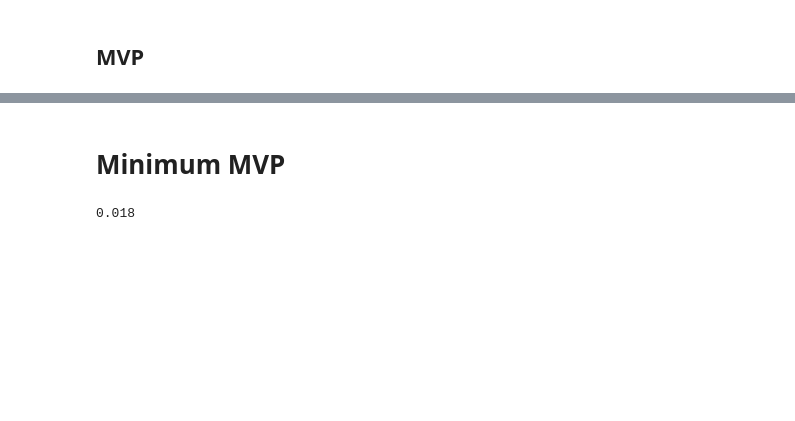
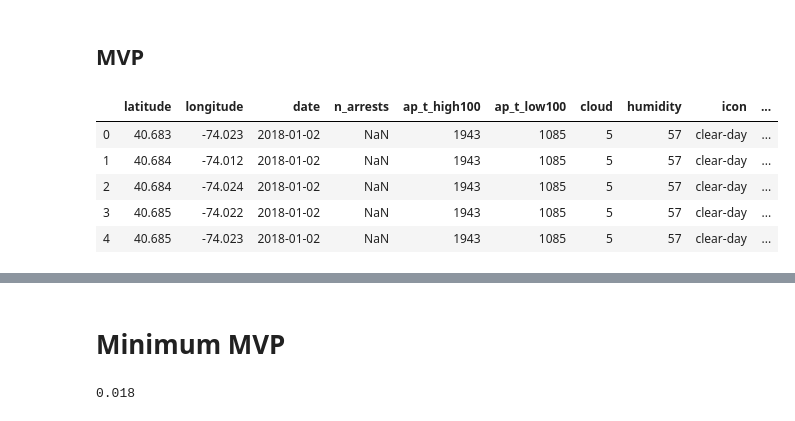
Before and after one commit to allisonhonold/walk_risk_engine, a Jupyter notebook: mvp.ipynb, the cells around one changed output, grey strips where cells are left out. Drawn from its saved outputs; the diff is of its cells as text; code cells hidden in the pictures; blank space fills up the shorter version.

```diff
--- a/mvp.ipynb
+++ b/mvp.ipynb
@@ -40,6 +40,15 @@ X = test_train_df.drop(columns=['n_arrests'])
 y = categorize_arrests(test_train_df['n_arrests'])
 
 X_train, X_test, y_train, y_test = train_test_split(X, y, test_size=0.2, random_state=30)
+# %%
+df.head()
+# %% [output]
+|  | latitude | longitude | date | n_arrests | ap_t_high100 | ap_t_low100 | cloud | humidity | icon | ... |
+| 0 | 40.683 | -74.023 | 2018-01-02 | NaN | 1943 | 1085 | 5 | 57 | clear-day | ... |
+| 1 | 40.684 | -74.012 | 2018-01-02 | NaN | 1943 | 1085 | 5 | 57 | clear-day | ... |
+| 2 | 40.684 | -74.024 | 2018-01-02 | NaN | 1943 | 1085 | 5 | 57 | clear-day | ... |
+| 3 | 40.685 | -74.022 | 2018-01-02 | NaN | 1943 | 1085 | 5 | 57 | clear-day | ... |
+| 4 | 40.685 | -74.023 | 2018-01-02 | NaN | 1943 | 1085 | 5 | 57 | clear-day | ... |
 # %%
 class DateTransformer():
     """Transforms df so that there are columns representing the features of the date.
```
Also changed, not shown: parts of 34 cells of this notebook, 7 other files.
